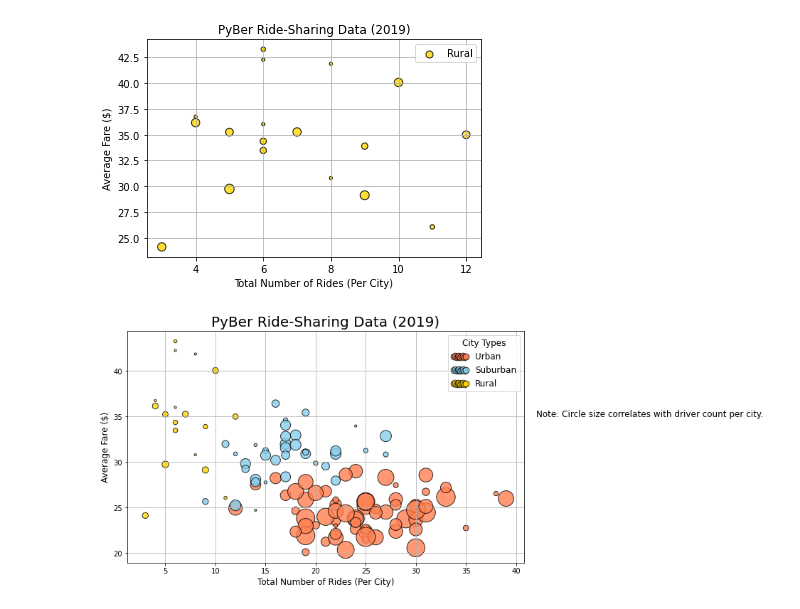
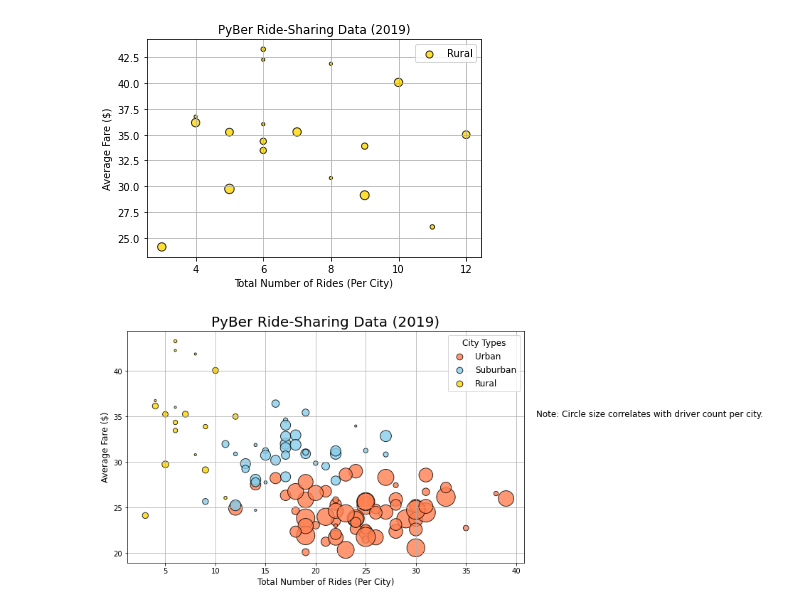
Before and after one commit to budhwarstuti/PyBer_Analysis, a Jupyter notebook: PyBer.ipynb, the cells around one changed output. Cells and saved outputs as stored; diff of their text form; code cells hidden in the pictures.

```diff
--- a/PyBer.ipynb
+++ b/PyBer.ipynb
@@ -332,32 +332,32 @@ plt.scatter(suburban_ride_count,
 
 plt.scatter(rural_ride_count,
       rural_avg_fare,
       s=10*rural_driver_count, c="gold",
       edgecolor="black", linewidths=1,
       alpha=0.8, label="Rural")
 
 # Incorporate the other graph properties
 plt.title("PyBer Ride-Sharing Data (2019)", fontsize=20)
 plt.ylabel("Average Fare ($)", fontsize=12)
 plt.xlabel("Total Number of Rides (Per City)", fontsize=12)
 plt.grid(True)
 
 # Create a legend
 lgnd = plt.legend(fontsize="12", mode="Expanded",
-         scatterpoints=10, loc="best", title="City Types")
+         scatterpoints=1, loc="best", title="City Types")
 lgnd.legendHandles[0]._sizes = [75]
 lgnd.legendHandles[1]._sizes = [75]
 lgnd.legendHandles[2]._sizes = [75]
 lgnd.get_title().set_fontsize(12)
 
 
 # Incorporate a text label about circle size.
 plt.text(42, 35, "Note: Circle size correlates with driver count per city.", fontsize="12")
 
 # Save the figure.
 plt.savefig("analysis/Fig1.png")
 
 # Show the plot
 plt.show()
 # %% [output]
-[figure, old version]
+[figure, new version]
```
Also changed, not shown: parts of 37 cells of this notebook, 4 other files.
